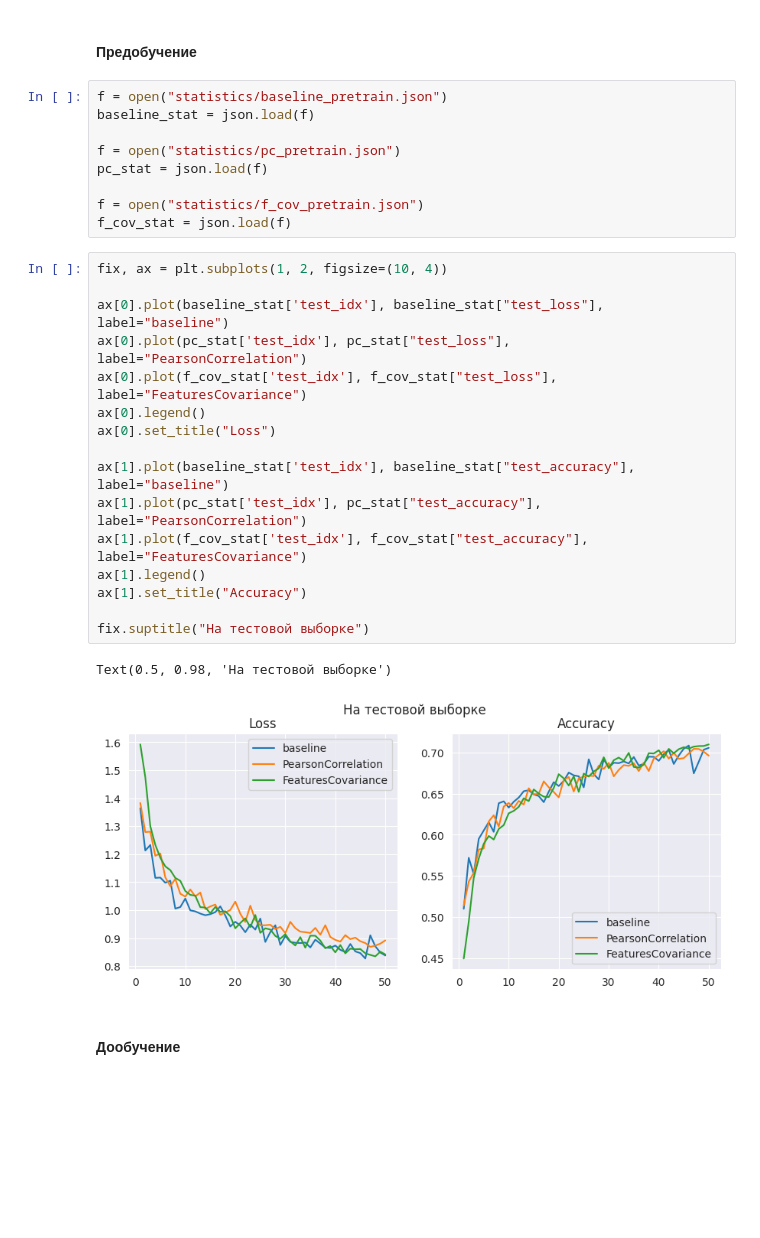
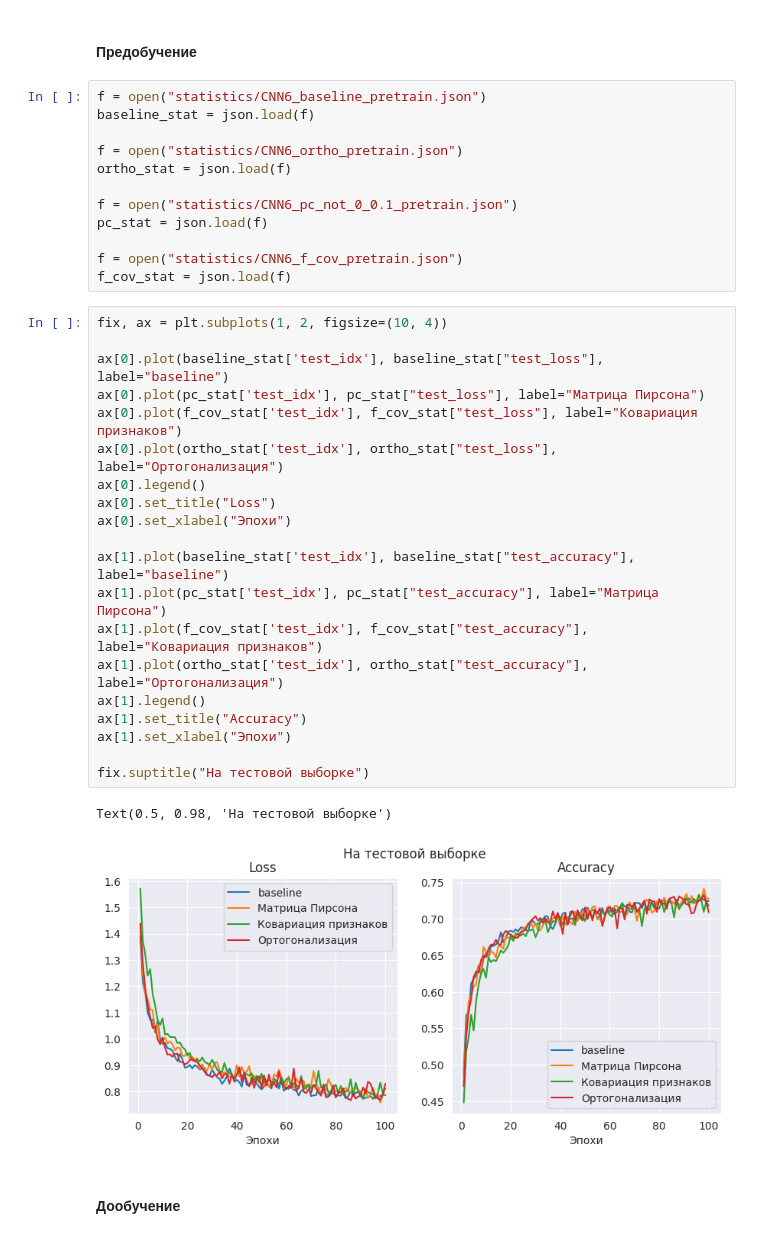
Before and after one commit to NeKita30/Diploma, a Jupyter notebook: StatisticsAnalysis.ipynb, the cells around one changed output. Cells and saved outputs as stored; diff of their text form; blank space fills up the shorter version.

```diff
--- a/StatisticsAnalysis.ipynb
+++ b/StatisticsAnalysis.ipynb
@@ -9,33 +9,40 @@ import json
 # %% [markdown]
 #### Предобучение
 # %%
-f = open("statistics/baseline_pretrain.json")
+f = open("statistics/CNN6_baseline_pretrain.json")
 baseline_stat = json.load(f)
 
-f = open("statistics/pc_pretrain.json")
+f = open("statistics/CNN6_ortho_pretrain.json")
+ortho_stat = json.load(f)
+
+f = open("statistics/CNN6_pc_not_0_0.1_pretrain.json")
 pc_stat = json.load(f)
 
-f = open("statistics/f_cov_pretrain.json")
+f = open("statistics/CNN6_f_cov_pretrain.json")
 f_cov_stat = json.load(f)
 # %%
 fix, ax = plt.subplots(1, 2, figsize=(10, 4))
 
 ax[0].plot(baseline_stat['test_idx'], baseline_stat["test_loss"], label="baseline")
-ax[0].plot(pc_stat['test_idx'], pc_stat["test_loss"], label="PearsonCorrelation")
-ax[0].plot(f_cov_stat['test_idx'], f_cov_stat["test_loss"], label="FeaturesCovariance")
+ax[0].plot(pc_stat['test_idx'], pc_stat["test_loss"], label="Матрица Пирсона")
+ax[0].plot(f_cov_stat['test_idx'], f_cov_stat["test_loss"], label="Ковариация признаков")
+ax[0].plot(ortho_stat['test_idx'], ortho_stat["test_loss"], label="Ортогонализация")
 ax[0].legend()
 ax[0].set_title("Loss")
+ax[0].set_xlabel("Эпохи")
 
 ax[1].plot(baseline_stat['test_idx'], baseline_stat["test_accuracy"], label="baseline")
-ax[1].plot(pc_stat['test_idx'], pc_stat["test_accuracy"], label="PearsonCorrelation")
-ax[1].plot(f_cov_stat['test_idx'], f_cov_stat["test_accuracy"], label="FeaturesCovariance")
+ax[1].plot(pc_stat['test_idx'], pc_stat["test_accuracy"], label="Матрица Пирсона")
+ax[1].plot(f_cov_stat['test_idx'], f_cov_stat["test_accuracy"], label="Ковариация признаков")
+ax[1].plot(ortho_stat['test_idx'], ortho_stat["test_accuracy"], label="Ортогонализация")
 ax[1].legend()
 ax[1].set_title("Accuracy")
+ax[1].set_xlabel("Эпохи")
 
 fix.suptitle("На тестовой выборке")
 # %% [output]
 Text(0.5, 0.98, 'На тестовой выборке')
-[figure, old version]
+[figure, new version]
 # %% [markdown]
 #### Дообучение
 # %%
```
Also changed, not shown: parts of 46 cells of this notebook, 4 other files.
